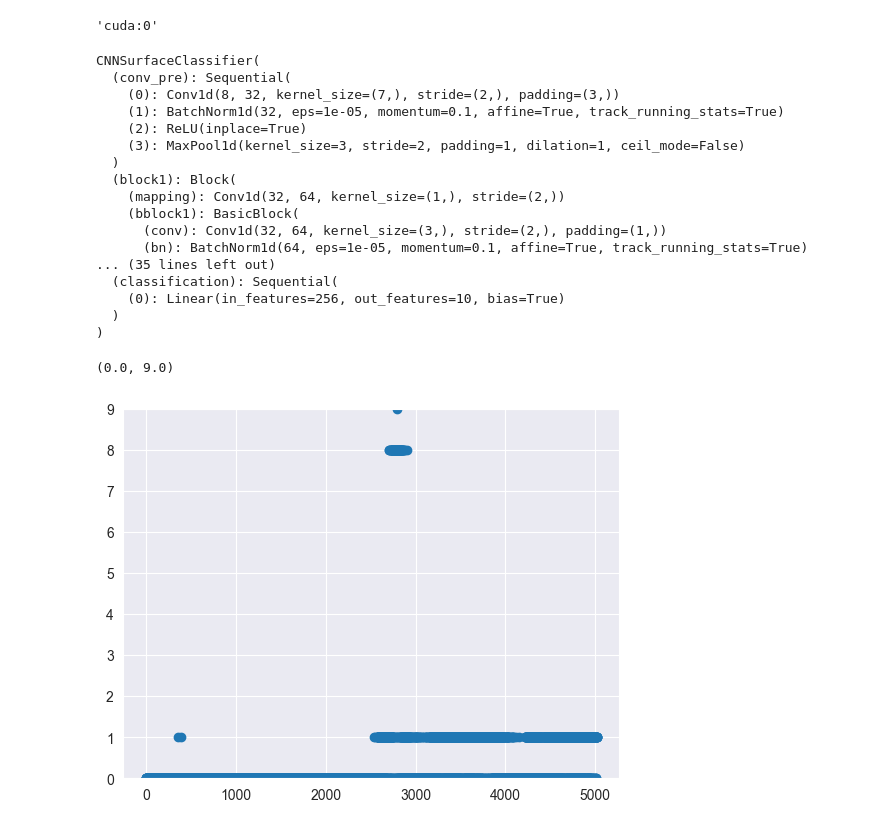
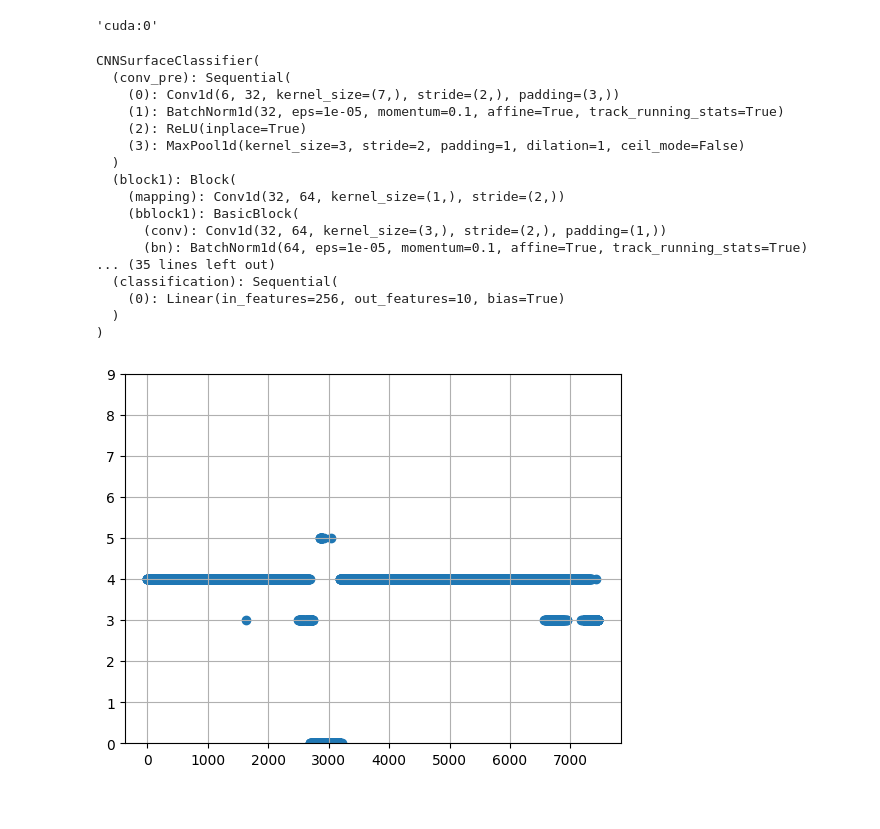
Before and after one commit to lukasz-kedzierski/surface-classification, a Jupyter notebook: src/model_inference.ipynb, the cells around one changed output. Drawn from its saved outputs; the diff is of its cells as text; code cells hidden in the pictures.

```diff
--- a/src/model_inference.ipynb
+++ b/src/model_inference.ipynb
@@ -29,24 +29,23 @@ device
 'cuda:0'
 # %%
 BATCH_SIZE = 32
-INPUT_SIZE = 8
+INPUT_SIZE = 6
 NUM_EPOCHS = 100
-DATA_DIR = Path('../data/dataset/')
+DATA_DIR = Path('../data/train_set/csv/')
 HISTORY_DIR = Path('../results/tuning/')
-LOOKBACK = 2.
-SAMPLING_FREQUENCY = 100.
-DATASET_FREQUENCY = 200.
-SUBSET = ('imu', 'servo')
-CONFIGURATIONS = ('4W',)
+LOOKBACK = 8/3
+SAMPLING_FREQUENCY = 75.
+DATASET_FREQUENCY = 150.
+SUBSET = ('imu',)
+CONFIGURATIONS = ('4W', '6W')
 # %%
 cnn_model = CNNSurfaceClassifier(input_size=INPUT_SIZE, output_size=10).to(device)
-cnn_model.load_state_dict(torch.load('../data/checkpoints/cnn_classifier_imu_servo_4W_2024-05-08-22-15-06.pt')['model_state_dict'])
-# cnn_model.load_state_dict(torch.load('../data/checkpoints/cnn_classifier_imu_4W_2024-05-09-08-24-17.pt'))
+cnn_model.load_state_dict(torch.load('../data/checkpoints/cnn_classifier_imu_4W_6W_2024-05-13-16-23-44.pt'))
 cnn_model.eval()
 # %% [output]
 CNNSurfaceClassifier(
   (conv_pre): Sequential(
-    (0): Conv1d(8, 32, kernel_size=(7,), stride=(2,), padding=(3,))
+    (0): Conv1d(6, 32, kernel_size=(7,), stride=(2,), padding=(3,))
     (1): BatchNorm1d(32, eps=1e-05, momentum=0.1, affine=True, track_running_stats=True)
     (2): ReLU(inplace=True)
     (3): MaxPool1d(kernel_size=3, stride=2, padding=1, dilation=1, ceil_mode=False)
@@ -62,10 +61,10 @@ CNNSurfaceClassifier(
   )
 )
 # %%
-file1 = '../data/test_set/csv/07-05-4-kola-3-podloza-25-cm_CCW_3.csv'
-file2 = '../data/train_set/csv/gray_23_2023-07-13-18-27-45.csv'
+file1 = '../data/test_set/csv/07-05-4-kola-3-podloza-25-cm_CCW_1.csv'
+file2 = '../data/train_set/csv/2023-01-15-14-44-54.csv'
 # %%
-dataset = InferenceDataset(file2, sample_freq=SAMPLING_FREQUENCY, data_freq=DATASET_FREQUENCY, lookback=LOOKBACK, subset=SUBSET)
+dataset = InferenceDataset(file1, sample_freq=SAMPLING_FREQUENCY, data_freq=DATASET_FREQUENCY, lookback=LOOKBACK, subset=SUBSET)
 dataloader = DataLoader(dataset, batch_size=BATCH_SIZE)
 # %%
 batches = len(dataloader)
@@ -84,6 +83,6 @@ with torch.no_grad():
 # %%
 plt.scatter(x=range(len(y_pred)), y=y_pred)
 plt.ylim(0, 9)
+plt.grid()
 # %% [output]
-(0.0, 9.0)
-[figure, old version]
+[figure, new version]
```
Also changed, not shown: 4 other files.
